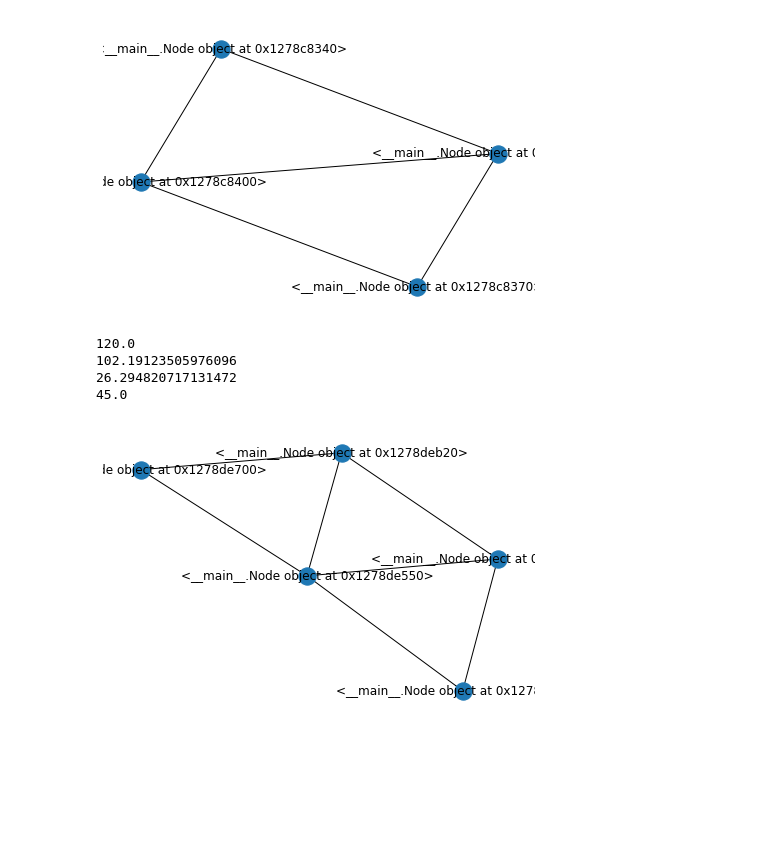
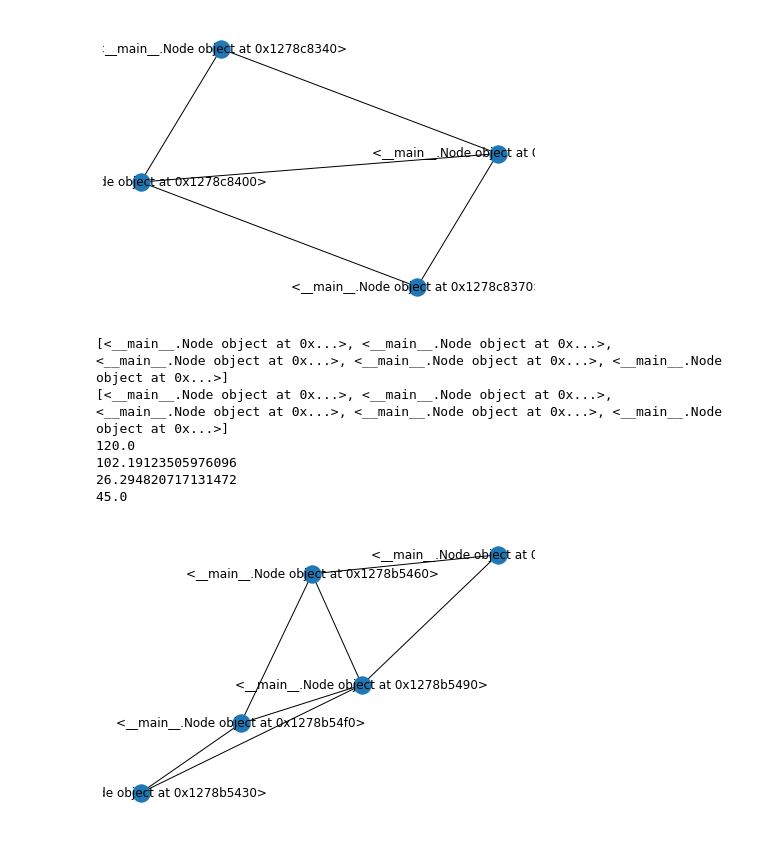
Before and after one commit to joseph-willer/cir_net, a Jupyter notebook: trajectory.ipynb, the cells around one changed output. Cells and saved outputs as stored; diff of their text form; code cells hidden in the pictures; blank space fills up the shorter version.

```diff
--- a/trajectory.ipynb
+++ b/trajectory.ipynb
@@ -161,7 +161,10 @@ put7 = Put('voltage', 0, 45)
 
 
 G = nx.Graph()
-G.add_nodes_from([node1, node2, node3, node4, node5])
+G.add_nodes_from([node1, node2, node3, node5])
+print(G.nodes())
+G.add_nodes_from([node1, node2, node3, node4])
+print(G.nodes())
 G.add_edge(node1, node2, put=put1)
 G.add_edge(node2, node3, put=put2)
 G.add_edge(node3, node1, put=put3)
@@ -209,31 +212,33 @@ for i, nodej in enumerate(non_gnd_nodes):
             if(G[nodej][nodek]['put'].type=='resistor'):
                 addMat[i][j] = -1/G[nodej][nodek]['put'].z
     for k, v_s in enumerate(v_s_arr):
         #print(v_s)
         if(v_s[0] == nodej):
             addMat[node_count+k][i] = -1
             addMat[i][node_count+k] = -1
         if(v_s[1] == nodej):
             addMat[node_count+k][i] = 1
             addMat[i][node_count+k] = 1
 
 #print(addMat)
 #print(np.linalg.inv(addMat))
 
 
 z = np.zeros((1, len(non_gnd_nodes)))
 #print(z)
 for k, v_s in enumerate(v_s_arr):
     z = np.append(z, v_s[2].v)
 
 vs_is = np.dot(np.linalg.inv(addMat), z)
 
 for i, node in enumerate(non_gnd_nodes):
     node.v = vs_is[i]
     print(node.v)
 # %% [output]
+[<__main__.Node object at 0x...>, <__main__.Node object at 0x...>, <__main__.Node object at 0x...>, <__main__.Node object at 0x...>, <__main__.Node object at 0x...>]
+[<__main__.Node object at 0x...>, <__main__.Node object at 0x...>, <__main__.Node object at 0x...>, <__main__.Node object at 0x...>, <__main__.Node object at 0x...>]
 120.0
 102.19123505976096
 26.294820717131472
 45.0
-[figure, old version]
+[figure, new version]
```
Also changed, not shown: 24 other files.
